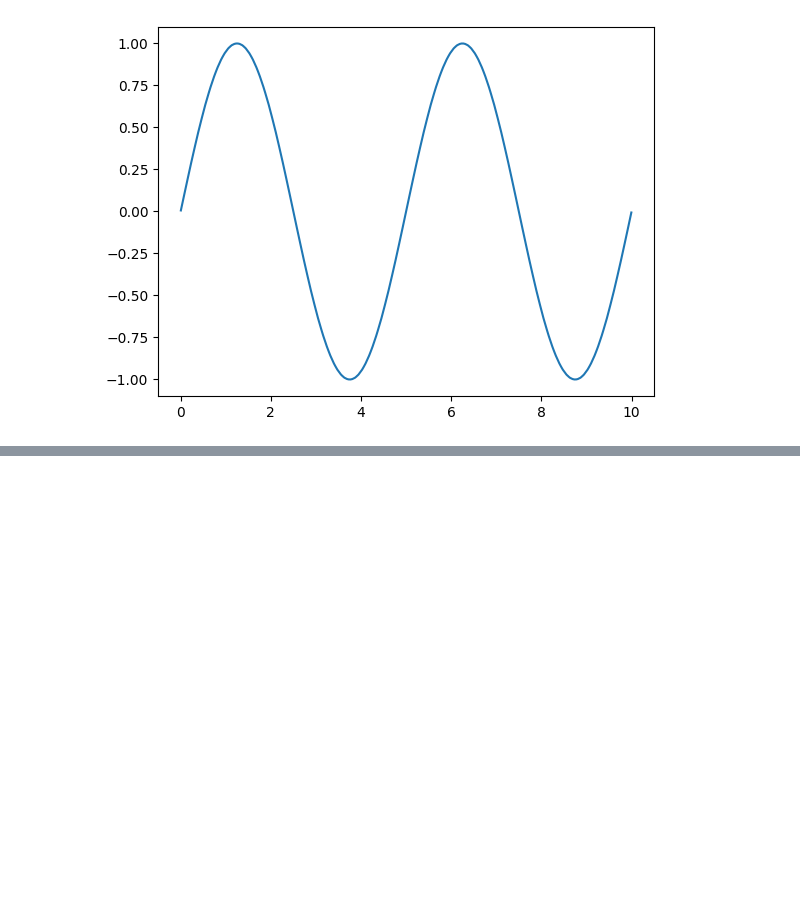
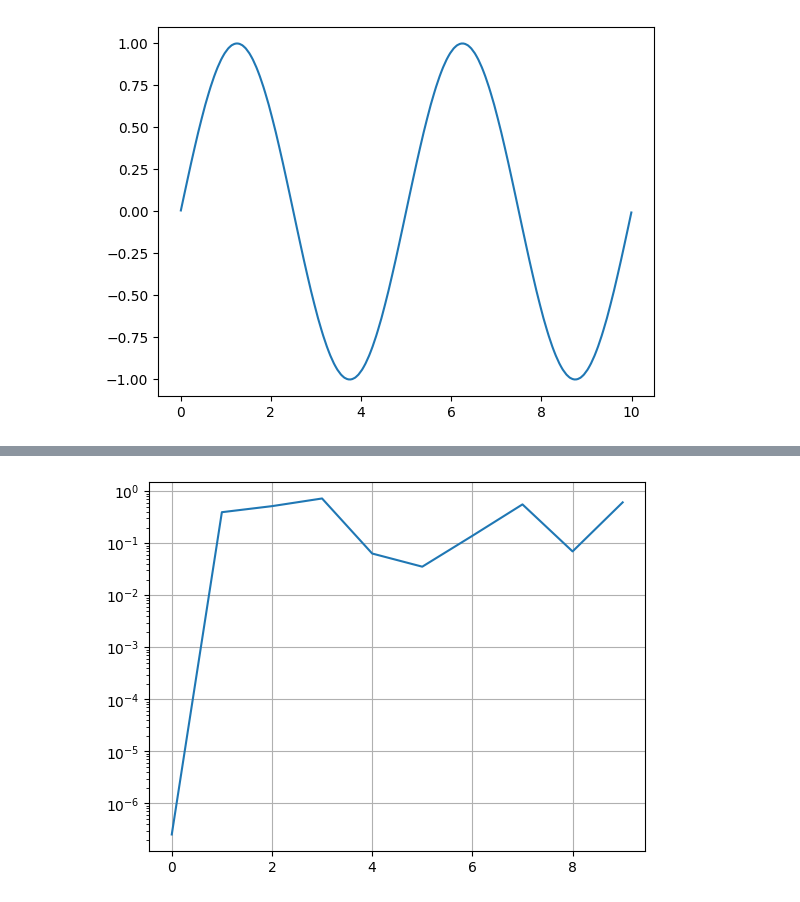
Before and after one commit to nadav7679/fem_neural_operator, a Jupyter notebook: fem_neural_operator/analysis/KS/test_KS.ipynb, the cells around one changed output, grey strips where cells are left out. Saved outputs shown, nothing was run; the diff lists cells and outputs as text; code cells hidden in the pictures; blank space fills up the shorter version.

```diff
--- a/fem_neural_operator/analysis/KS/test_KS.ipynb
+++ b/fem_neural_operator/analysis/KS/test_KS.ipynb
@@ -507,0 +597,19 @@ plot(Function(fs_out).project(func))
+# %%
+compositions = 10
+i = 160
+
+integrals = []
+with torch.no_grad():
+    for _ in range(compositions):
+        testset.inputs[:, 0, :] = model.network(testset.inputs)[:, 0, :]
+        # for i in range(200):
+        f_predict = Function(her, val=testset.inputs[i, 0, :].detach().cpu().numpy())
+        integrals.append(abs(assemble(f_predict * dx)))
+
+        # integral_means.append(np.mean(np.abs(integrals)))
+# %%
+plt.plot(list(range(compositions)), integrals)
+plt.grid()
+plt.yscale("log")
+# %% [output]
+[figure, added]
```
Also changed, not shown: parts of 21 cells of this notebook, 6 other files.
